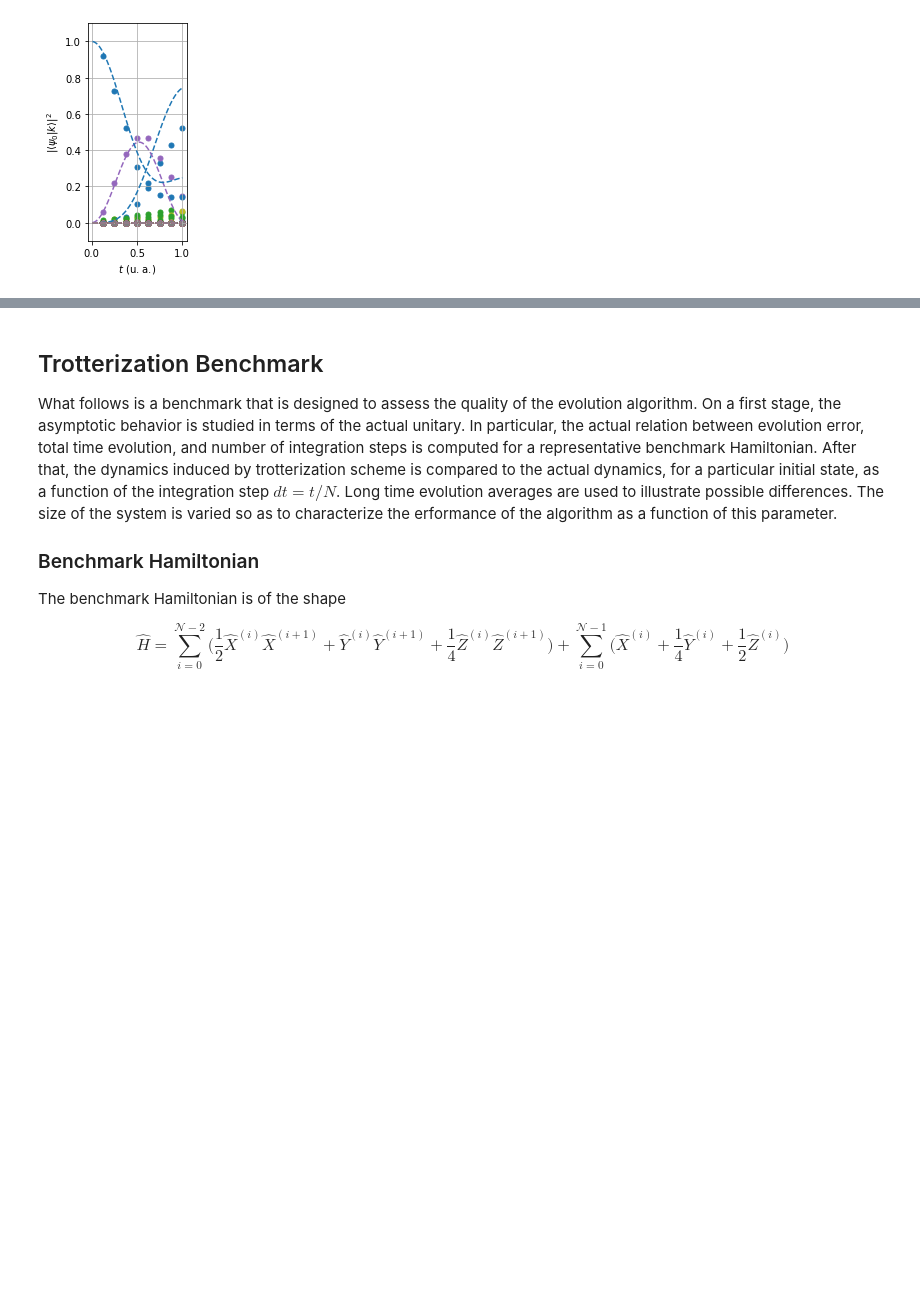
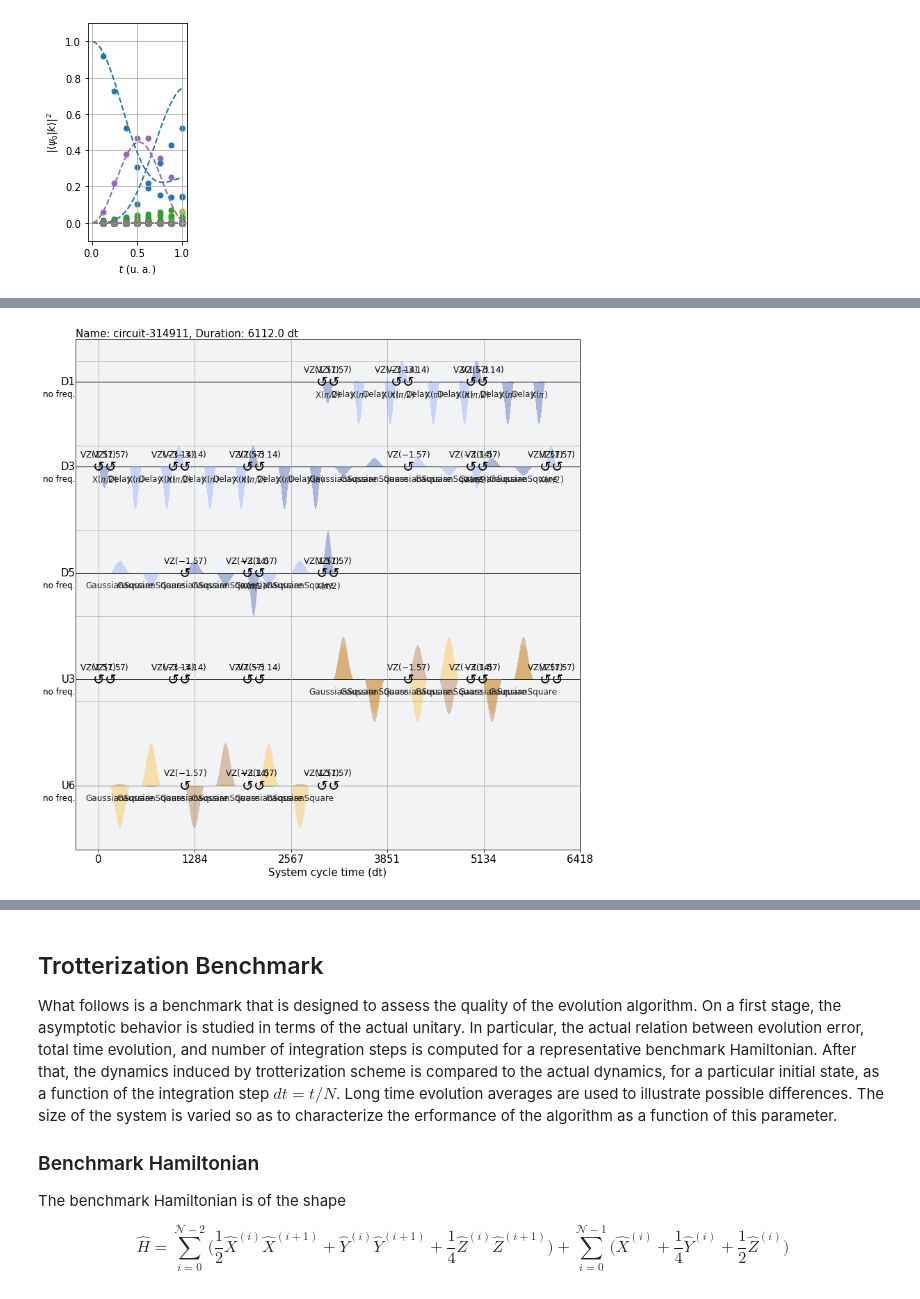
Before and after one commit to DiegoHerrera262/Thesis2020, a Jupyter notebook: PyHeisenberg/Benchmarking.ipynb, the cells around one changed output, grey strips where cells are left out. Drawn from its saved outputs; the diff is of its cells as text; code cells hidden in the pictures; blank space fills up the shorter version.

```diff
--- a/PyHeisenberg/Benchmarking.ipynb
+++ b/PyHeisenberg/Benchmarking.ipynb
@@ -433,0 +466,8 @@ Job Status: job has successfully run
+# %%
+xGraphStep = xGraph.rawEvolutionCircuit(STEPS=1, t=1/8)
+pGraphStep = pGraph.rawEvolutionCircuit(STEPS=1, t=1/8)
+# %%
+pGraphPulseEfficientStep = transpile(pm.run(pGraphStep), pGraph.backend)
+schedule(pGraphPulseEfficientStep, pGraph.backend).draw(time_unit='ns')
+# %% [output]
+[figure, added]
```
Also changed, not shown: parts of 11 cells of this notebook, 1 other file.
